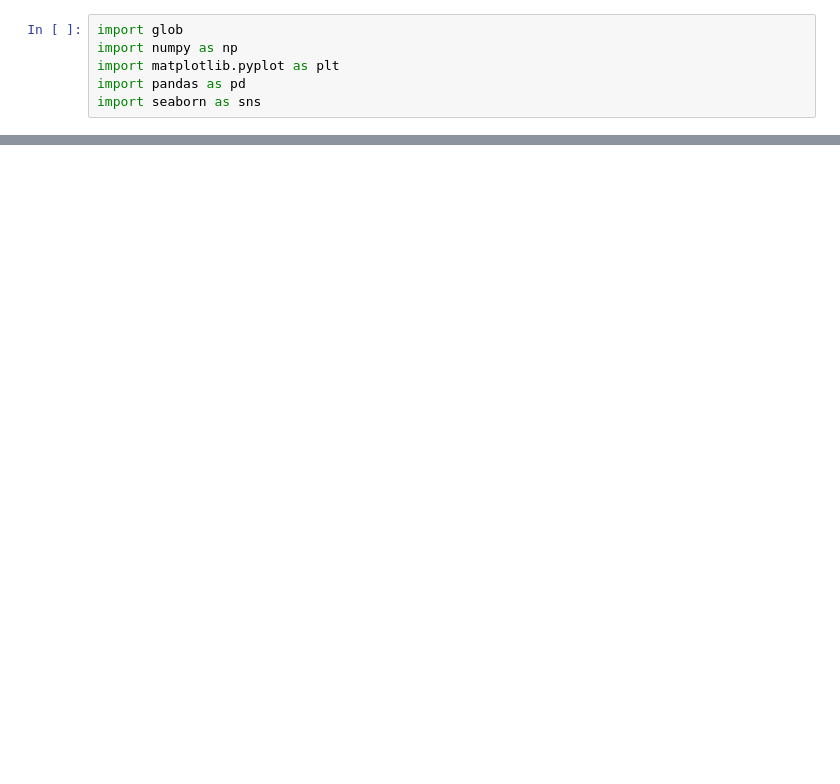
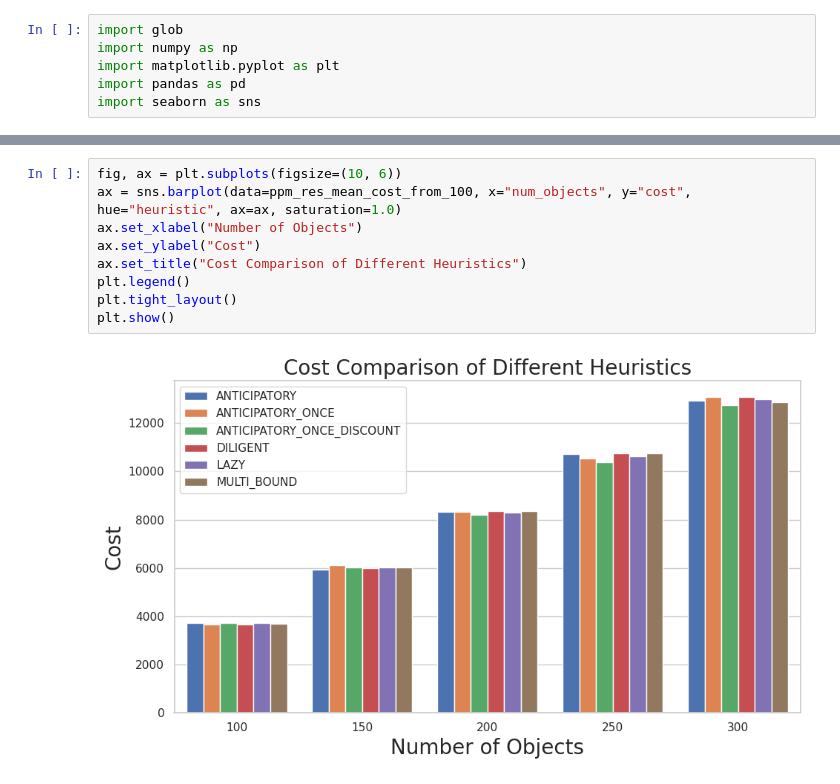
Before and after one commit to RareCentipede/modular_contruction_task_planner, a Jupyter notebook: modular_construction_task_planner/modular_construction_task_planner/scripts/plot_res.ipynb, the cells around one changed output, grey strips where cells are left out. Saved outputs shown, nothing was run; the diff lists cells and outputs as text; blank space fills up the shorter version.

```diff
--- a/modular_construction_task_planner/modular_construction_task_planner/scripts/plot_res.ipynb
+++ b/modular_construction_task_planner/modular_construction_task_planner/scripts/plot_res.ipynb
@@ -21,0 +32,11 @@ plt.show()
+# %%
+fig, ax = plt.subplots(figsize=(10, 6))
+ax = sns.barplot(data=ppm_res_mean_cost_from_100, x="num_objects", y="cost", hue="heuristic", ax=ax, saturation=1.0)
+ax.set_xlabel("Number of Objects")
+ax.set_ylabel("Cost")
+ax.set_title("Cost Comparison of Different Heuristics")
+plt.legend()
+plt.tight_layout()
+plt.show()
+# %% [output]
+[figure, added]
```
Also changed, not shown: parts of 16 cells of this notebook, 4 other files.
